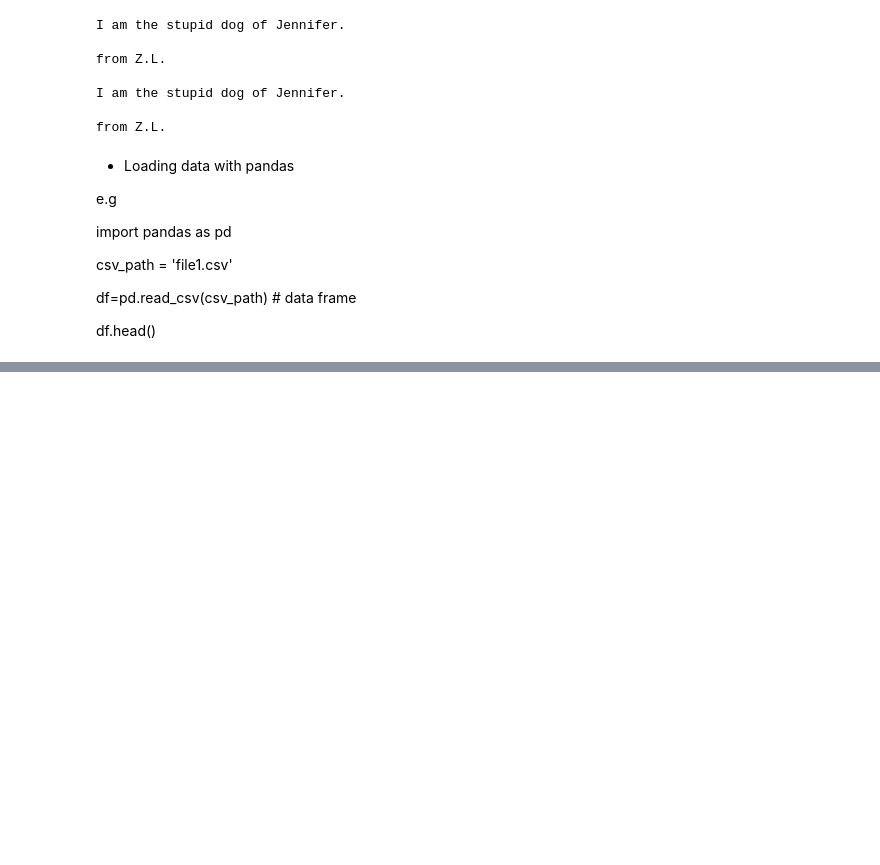
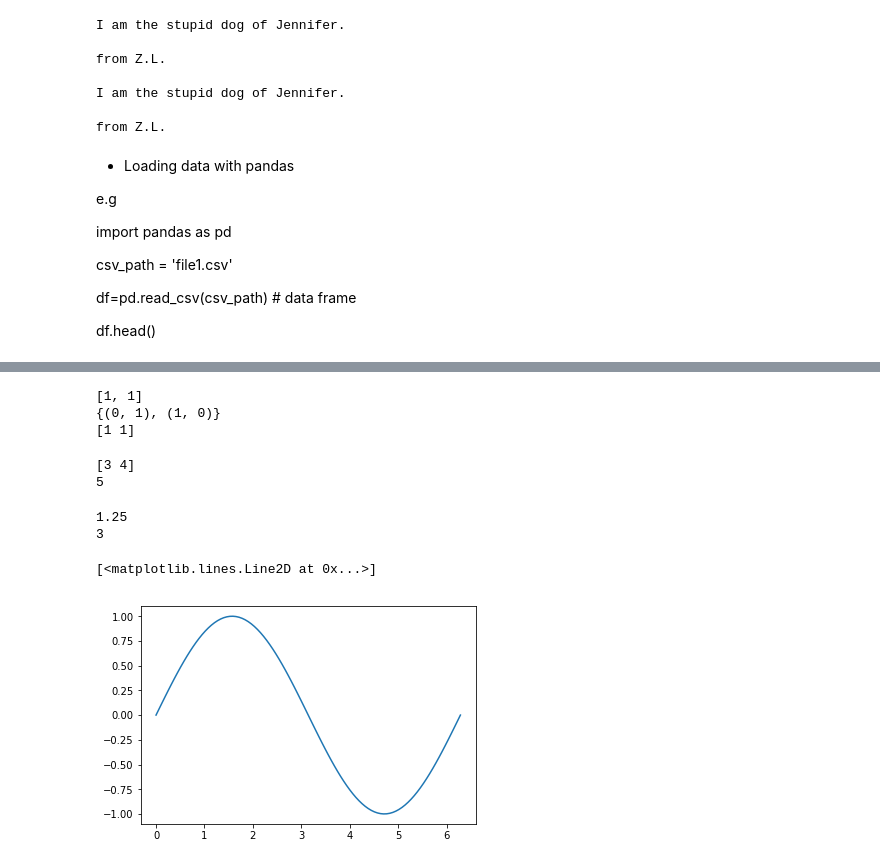
Before and after one commit to jenniferya/Python-notes, a Jupyter notebook: notes/notes.ipynb, the cells around one changed output, grey strips where cells are left out. Saved outputs shown, nothing was run; the diff lists cells and outputs as text; code cells hidden in the pictures; blank space fills up the shorter version.

Commit message:
updated with 2-D array

```diff
--- a/notes/notes.ipynb
+++ b/notes/notes.ipynb
@@ -421,0 +524,70 @@ df.head()
+# %%
+# Vector Addition and Subtraction
+# method 1: using List
+u = [1,0]
+v = [0,1]
+z = []
+for n, m in zip(u,v):
+    z.append(n+m)
+print(z)
+
+# method 2: using Numpy
+u = np.array([1,0])
+v = np.array([0,1])
+z = u + v
+print(z)
+# %% [output]
+[1, 1]
+{(0, 1), (1, 0)}
+[1 1]
+# %%
+# Array multiplication with a Scalar
+y = np.array([1,2])
+z = 2*y
+z
+
+# product of two numpy arrays
+u = np.array([1,2])
+v = np.array([3,2])
+z = u*v
+print(z)
+
+# Dot product, the result should be 1*3 + 2*1 = 5
+u = np.array([1,2])
+v = np.array([3,1])
+result = np.dot(u,v)
+print(result)
+# %% [output]
+[3 4]
+5
+# %%
+# Adding Constant to an numpy array
+u = np.array([1,2,3,-1])
+z = u + 1
+z
+
+# Universal Function
+mean_u = u.mean() # to calculate the mean
+standard_deviation=u.std() # calculate standard dev
+max_u = u.max() # to calculate the max
+print(mean_u)
+print(max_u)
+x = np.pi
+y = np.sin(x)
+# %% [output]
+1.25
+3
+# %%
+# linespace returns evenly spaced numbers over a specified intervals
+np.linspace(-2,2,num = 5)
+
+# plotting math functions
+x = np.linspace(0, 2*np.pi, 100)
+y = np.sin(x)
+
+import matplotlib.pyplot as plt
+%matplotlib inline
+plt.plot(x,y)
+# %% [output]
+[<matplotlib.lines.Line2D at 0x...>]
+[figure, added]
```
Also changed, not shown: parts of 17 cells of this notebook, 2 other files.
